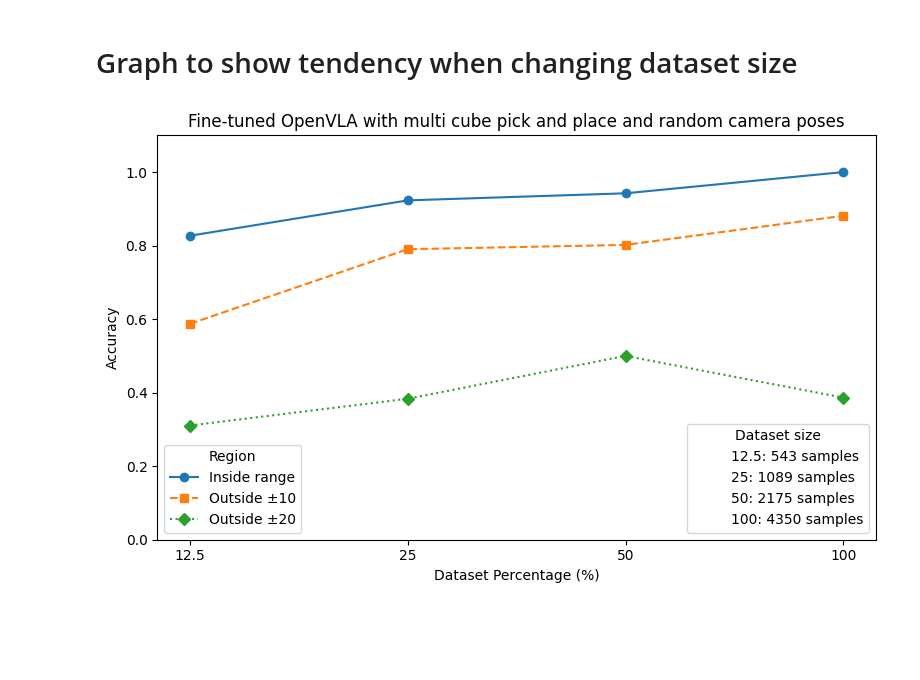
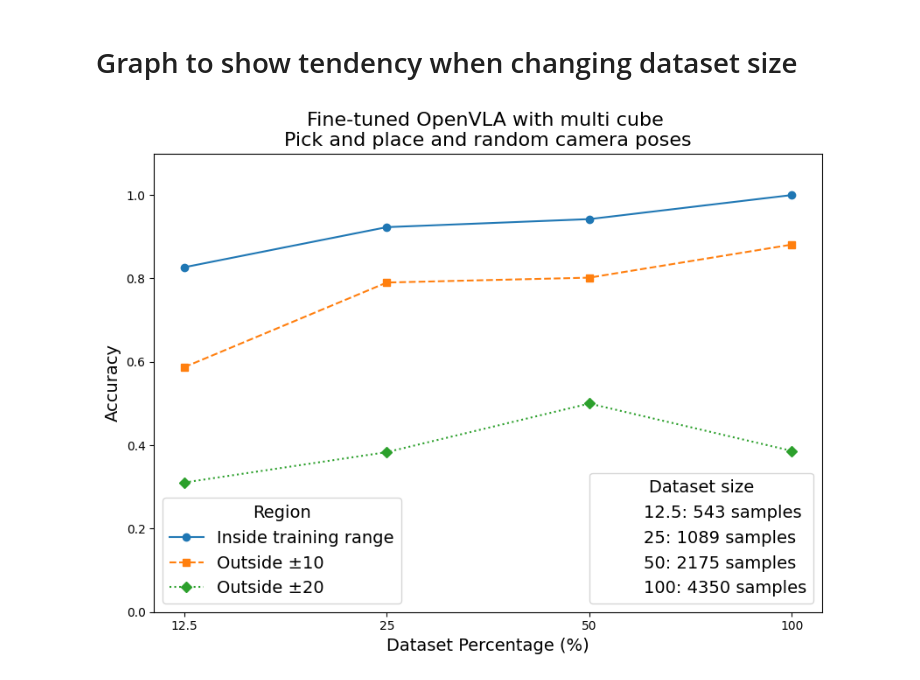
Before and after one commit to RiccardoBianco/isaac4_ros2_openvla, a Jupyter notebook: generate_visuals.ipynb, the cells around one changed output. Drawn from its saved outputs; the diff is of its cells as text; code cells hidden in the pictures; blank space fills up the shorter version.

```diff
--- a/generate_visuals.ipynb
+++ b/generate_visuals.ipynb
@@ -1222,10 +1466,10 @@ acc_D_out = sum(r.get("completed", False) for r in records_D_out) / max(1, len(r
 
 # === Prepare data for plotting ===
 model_labels = [
-    "All random",
-    "Static cam",
-    "Multi pick&place\nrandom cam",
-    "Multi pick&place\nstatic cam"
+    "single cube\nrandom camera",
+    "single cube\nstatic camera",
+    "multi cube\nrandom camera",
+    "multi cube\nstatic camera"
 ]
 inside_acc  = [acc_A_in, acc_B_in, acc_C_in, acc_D_in]
 outside_acc = [acc_A_out, acc_B_out, acc_C_out, acc_D_out]
@@ -1328,45 +1762,45 @@ for folder_suffix, tick_label in splits:
     acc_out10 = sum(r.get("completed", False) for r in rec_out10) / max(1, len(rec_out10))
     acc_out20 = sum(r.get("completed", False) for r in rec_out20) / max(1, len(rec_out20))
 
     labels.append(tick_label)
     acc_in_list.append(acc_in)
     acc_out10_list.append(acc_out10)
     acc_out20_list.append(acc_out20)
 
 # === Plot ===
-fig, ax = plt.subplots(figsize=(8,5))
+fig, ax = plt.subplots(figsize=(8.5,6.5))
 
 # Three lines
-line1, = ax.plot(labels, acc_in_list,    marker='o', linestyle='-', label='Inside range')
+line1, = ax.plot(labels, acc_in_list,    marker='o', linestyle='-', label='Inside training range')
 line2, = ax.plot(labels, acc_out10_list, marker='s', linestyle='--', label='Outside ±10')
 line3, = ax.plot(labels, acc_out20_list, marker='D', linestyle=':', label='Outside ±20')
 
-ax.set_xlabel("Dataset Percentage (%)")
-ax.set_ylabel("Accuracy")
-ax.set_title("Fine-tuned OpenVLA with multi cube pick and place and random camera poses")
+ax.set_xlabel("Dataset Percentage (%)", fontsize=14)
+ax.set_ylabel("Accuracy", fontsize=14)
+ax.set_title("Fine-tuned OpenVLA with multi cube \nPick and place and random camera poses", fontsize=16)
 ax.set_ylim(0, 1.1)
 ax.set_xticks(labels)
 
-# Main legend for the three lines
-leg1 = ax.legend(loc='lower left', title="Region")
+# Main legend for the three lines, aumentiamo fontsize del titolo e delle etichette
+leg1 = ax.legend(loc='lower left', title="Region", fontsize=14, title_fontsize=14)
 
-# Secondary legend for sample counts
-# Create invisible handles with only labels
+# Secondary legend for sample counts, idem
 sample_handles = [
     Line2D([0], [0], color='none', label=f"{lab}: {sample_counts[lab]} samples")
     for lab in labels
 ]
 leg2 = ax.legend(handles=sample_handles,
                  loc='lower right',
-                 title="Dataset size")
+                 title="Dataset size",
+                 fontsize=14,
+                 title_fontsize=14)
 
-# Add back the first legend
 ax.add_artist(leg1)
 
 plt.tight_layout()
 plt.show()
 # %% [output]
-[figure, old version]
+[figure, new version]
 # %%
 import numpy as np
 import matplotlib.pyplot as plt
```
Also changed, not shown: parts of 12 cells of this notebook, 30 other files.
